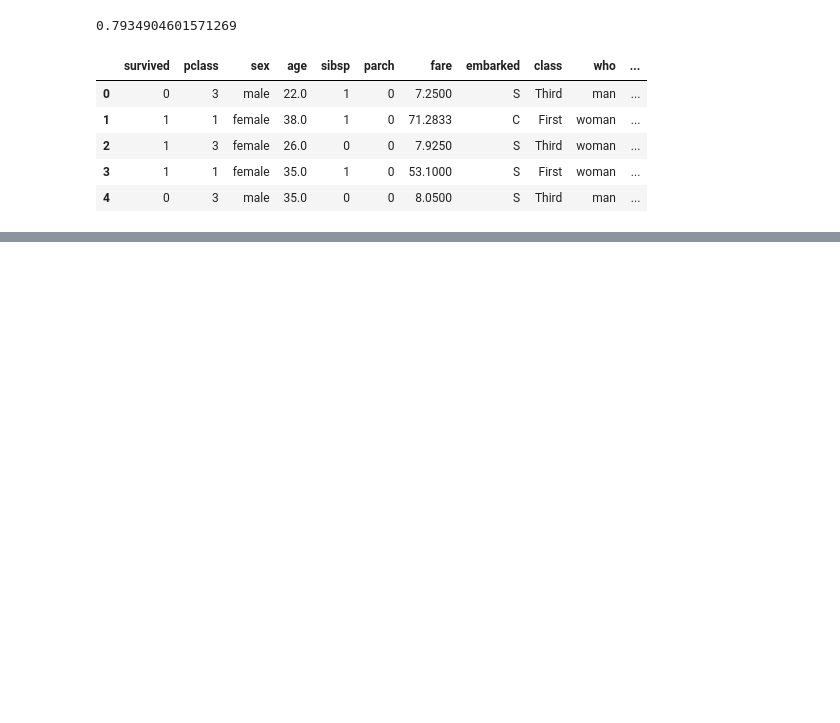
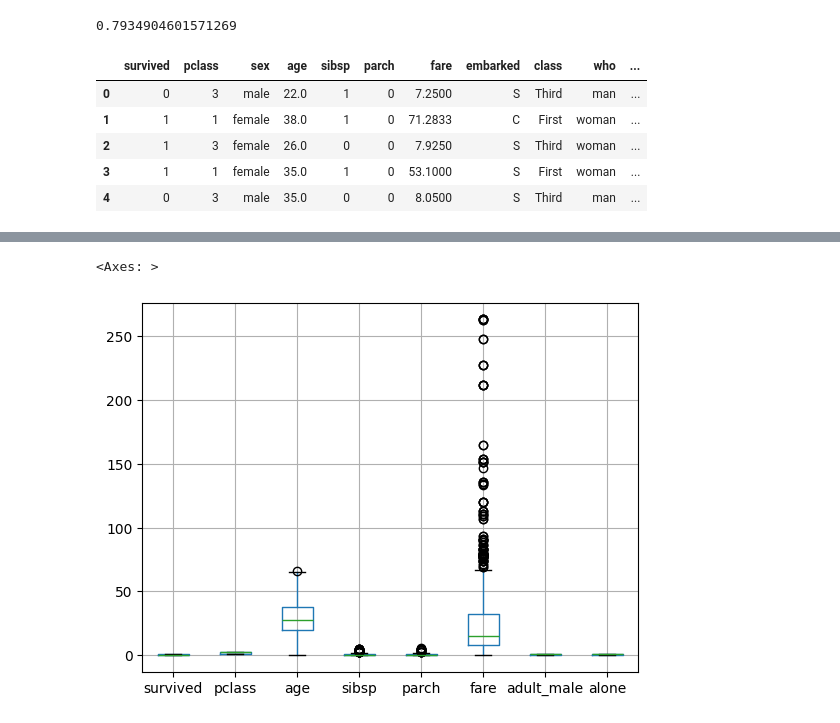
Before and after one commit to Syeda-Eman/40-days-of-Python, a Jupyter notebook: Day_11.ipynb, the cells around one changed output, grey strips where cells are left out. Saved outputs shown, nothing was run; the diff lists cells and outputs as text; code cells hidden in the pictures; blank space fills up the shorter version.

```diff
--- a/Day_11.ipynb
+++ b/Day_11.ipynb
@@ -221,0 +254,6 @@ titanic_clean.head()
+# %%
+titanic_clean = titanic_clean[titanic_clean['fare']<300]
+titanic_clean.boxplot()
+# %% [output]
+<Axes: >
+[figure, added]
```
Also changed, not shown: parts of 14 cells of this notebook.
